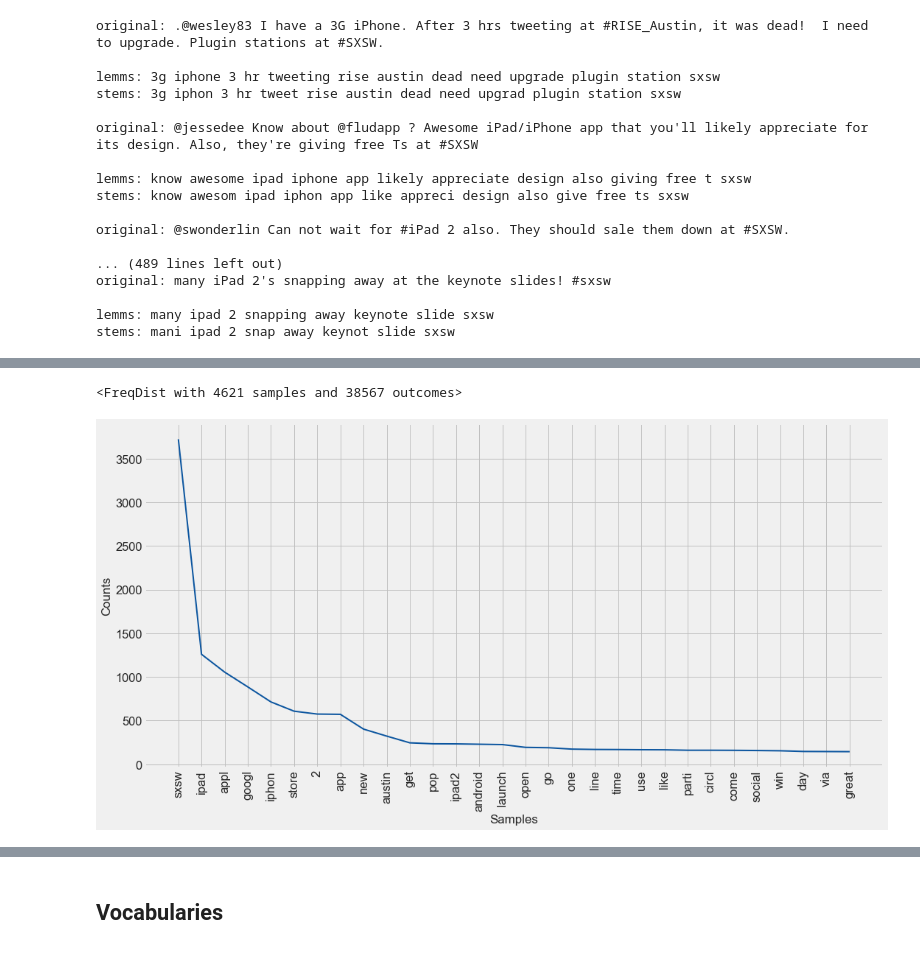
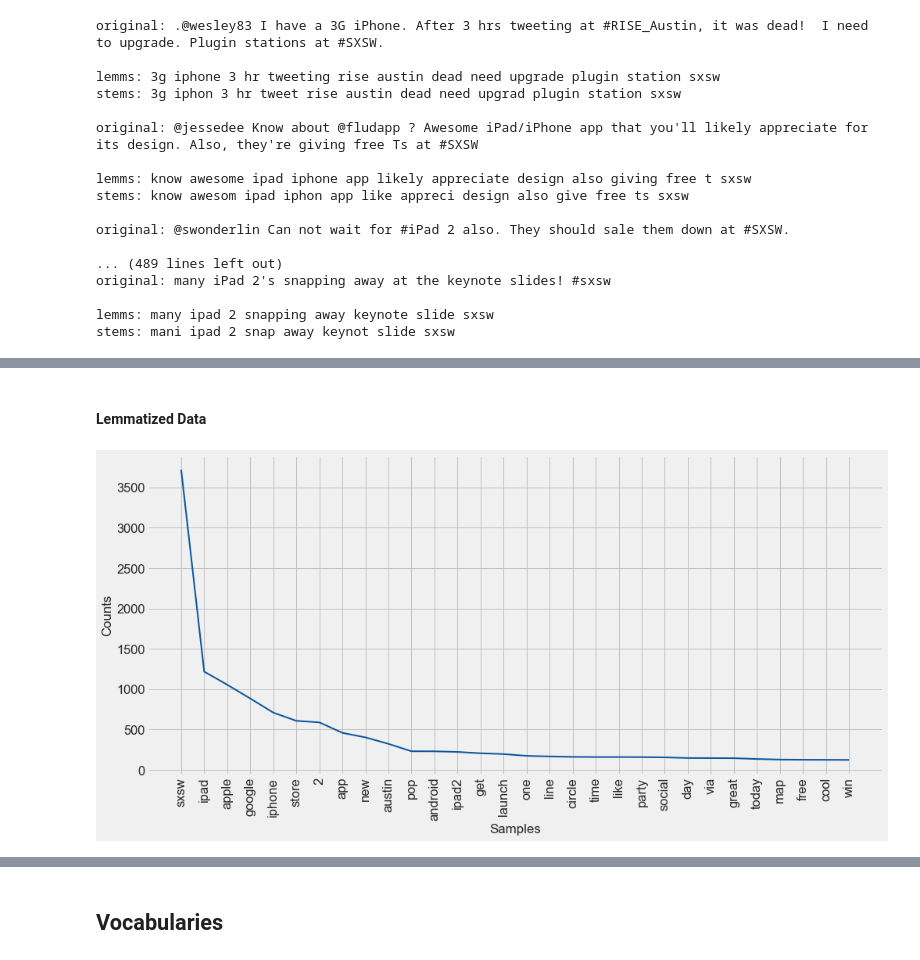
Before and after one commit to jeffreyhwatson/nlp_sentiment_project, a Jupyter notebook: notebooks/exploratory/prepro_experiments.ipynb, the cells around one changed output, grey strips where cells are left out. Saved outputs shown, nothing was run; the diff lists cells and outputs as text; code cells hidden in the pictures.

```diff
--- a/notebooks/exploratory/prepro_experiments.ipynb
+++ b/notebooks/exploratory/prepro_experiments.ipynb
@@ -805,3 +786,3 @@ dirty_freqdist.plot(30);
 # %%
-clean_lemmas = fn.clean_corpus_lem(data)
+data_clean_lemmas = fn.clean_corpus_lem(data)
 # %%
@@ -848,10 +827,6 @@ clean_stems_list = fn.words(clean_stems)
-# %%
-clean_stems_freqdist = FreqDist(clean_stems_list)
-print(clean_stems_freqdist)
-# %% [output]
-<FreqDist with 4621 samples and 38567 outcomes>
-# %%
-plt.figure(figsize=(16,8))
-clean_stems_freqdist.plot(30);
-# %% [output]
-[figure, removed]
+# %% [markdown]
+#### Lemmatized Data
+# %%
+top_lemmas = fn.top_word_list(data_clean_lemmas, 30, False, True)
+# %% [output]
+[figure, added]
```
Also changed, not shown: parts of 36 cells of this notebook, 2 other files.
